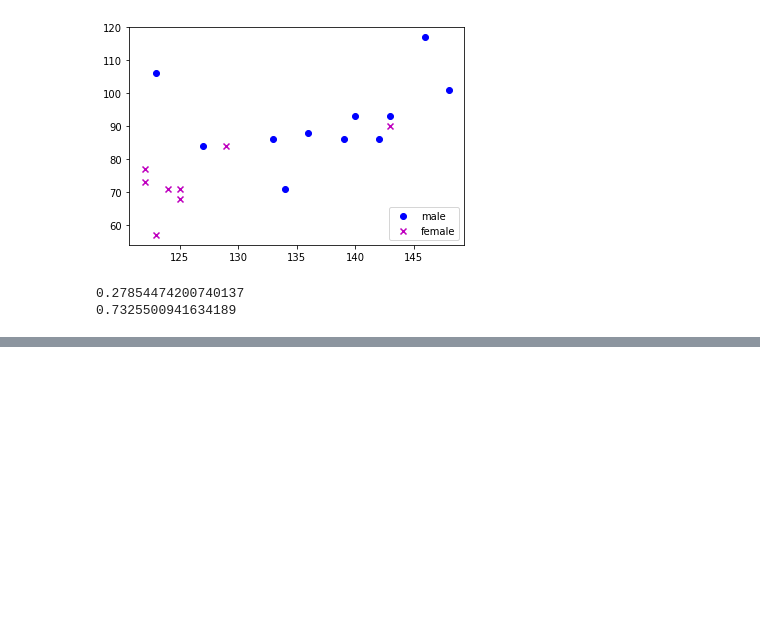
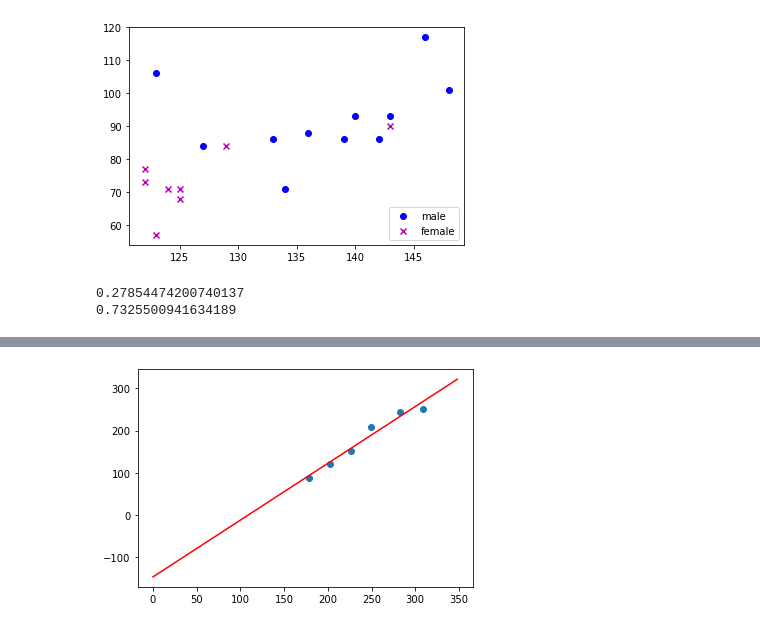
Before and after one commit to JakenHerman/Statistics-Principles-and-Practice, a Jupyter notebook: Chapter 3.ipynb, the cells around one changed output, grey strips where cells are left out. Cells and saved outputs as stored; diff of their text form; code cells hidden in the pictures; blank space fills up the shorter version.

```diff
--- a/Chapter 3.ipynb
+++ b/Chapter 3.ipynb
@@ -88,0 +147,28 @@ print(np.corrcoef(f['len'], f['wgt'])[1, 0])
+# %%
+# 3.43
+
+x = pd.DataFrame({
+    'year': np.array([1960, 1970, 1980, 1990, 2000, 2010]),
+    'garbage': np.array([88, 121, 152, 208, 243, 250]),
+    'population': np.array([179, 203, 227, 249, 282, 309])
+})
+
+# a)
+plt.scatter(x['population'], x['garbage'])
+
+# b)
+devs_pop = [d - mean(x['population']) for d in x['population']]
+devs_garbage = [d - mean(x['garbage']) for d in x['garbage']]
+
+sxy = sum(x['population'] * x['garbage']) - ((sum([i for i in x['population']]) * sum([i for i in x['garbage']])) / len(x['population']))
+sxx = sum([o * o for o in devs_pop])
+B_1 = sxy / sxx
+B_0 = mean(x['garbage']) - (B_1 * mean(x['population']))
+
+least_squares_fitted_line = []
+for i in range(1, 350):
+    least_squares_fitted_line.append(B_0 + (B_1 * i))
+plt.plot(least_squares_fitted_line, c='r')
+plt.show()
+# %% [output]
+[figure, added]
```
Also changed, not shown: parts of 4 cells of this notebook.
